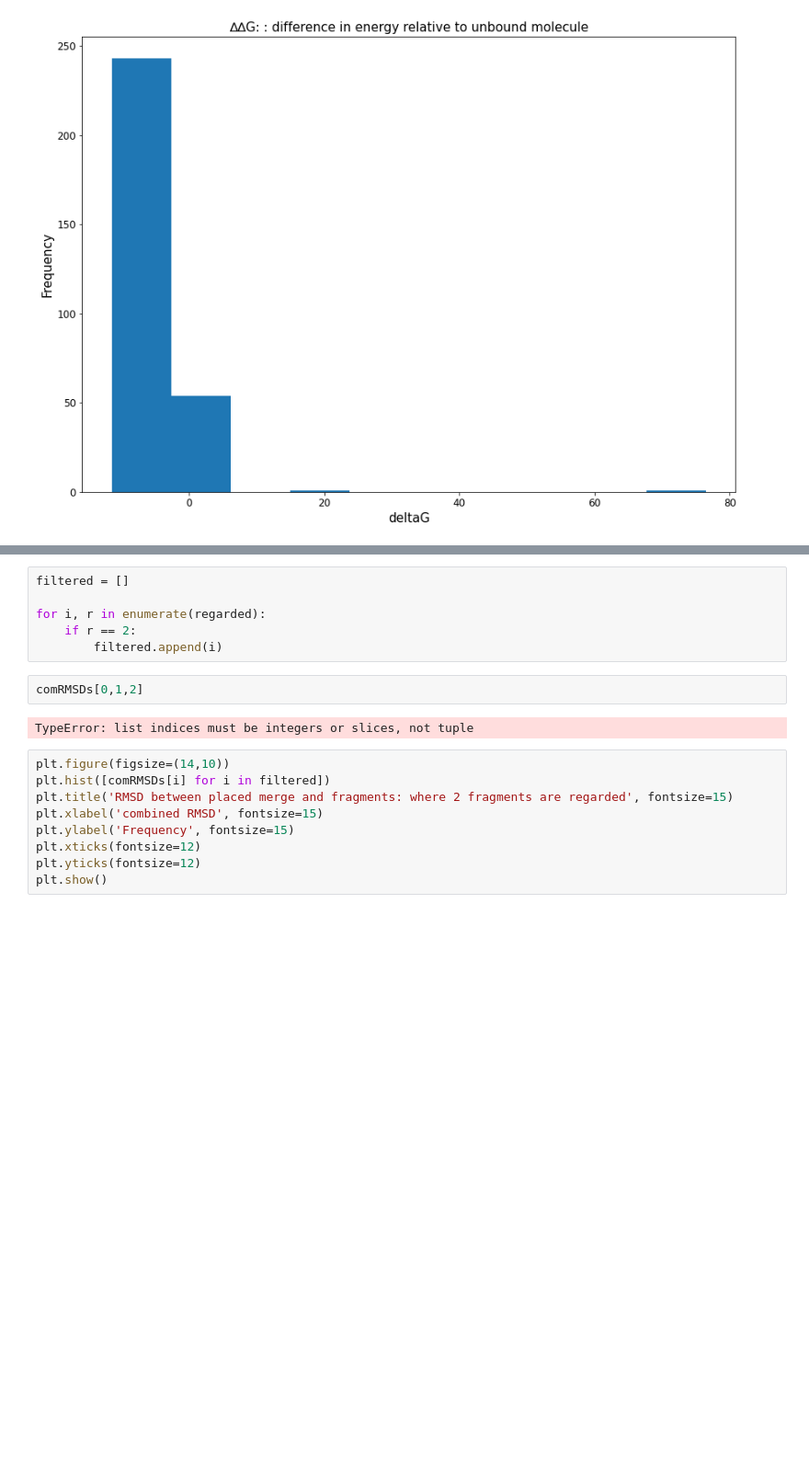
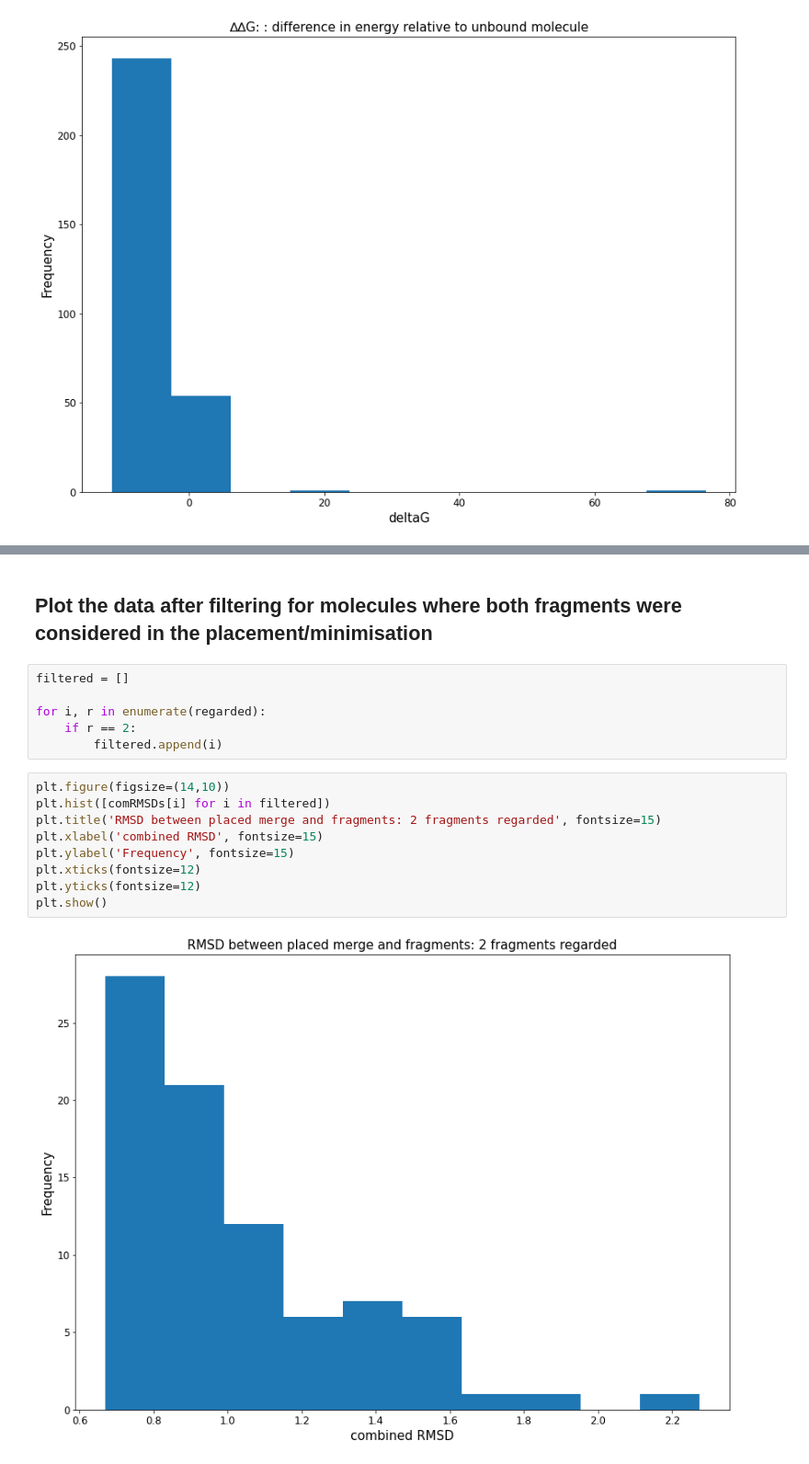
Before and after one commit to stephwills/fragment_network_merges, a Jupyter notebook: notebooks/analyse_fragmenstein_results.ipynb, the cells around one changed output, grey strips where cells are left out. Shown at 92% size. Cells and saved outputs as stored; diff of their text form; blank space fills up the shorter version.

```diff
--- a/notebooks/analyse_fragmenstein_results.ipynb
+++ b/notebooks/analyse_fragmenstein_results.ipynb
@@ -113,19 +109,19 @@ print(count)
+# %% [markdown]
+## Plot the data after filtering for molecules where both fragments were considered in the placement/minimisation
 # %%
 filtered = []
 
 for i, r in enumerate(regarded):
     if r == 2:
         filtered.append(i)
-# %%
-comRMSDs[0,1,2]
-# %% [output]
-TypeError: list indices must be integers or slices, not tuple
 # %%
 plt.figure(figsize=(14,10))
 plt.hist([comRMSDs[i] for i in filtered])
-plt.title('RMSD between placed merge and fragments: where 2 fragments are regarded', fontsize=15)
+plt.title('RMSD between placed merge and fragments: 2 fragments regarded', fontsize=15)
 plt.xlabel('combined RMSD', fontsize=15)
 plt.ylabel('Frequency', fontsize=15)
 plt.xticks(fontsize=12)
 plt.yticks(fontsize=12)
 plt.show()
+# %% [output]
+[figure, added]
```
Also changed, not shown: parts of 23 cells of this notebook, 1 other file.
